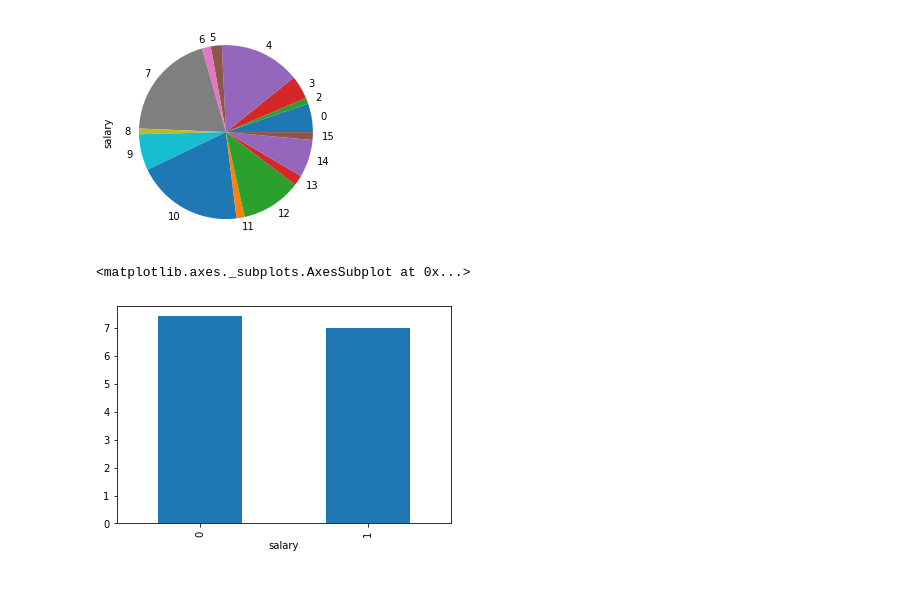
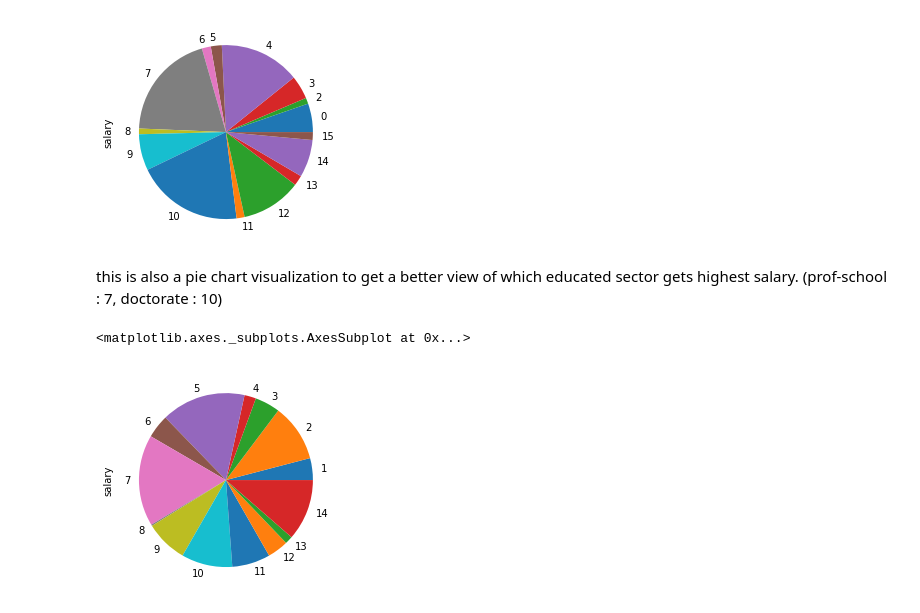
Before and after one commit to IT19237114/ML_Assignment2_IT19135076_IT19237114_IT19092102_IT19148250, a Jupyter notebook: ML_PROJECT.ipynb, the cells around one changed output. Cells and saved outputs as stored; diff of their text form; code cells hidden in the pictures; blank space fills up the shorter version.

```diff
--- a/ML_PROJECT.ipynb
+++ b/ML_PROJECT.ipynb
@@ -634,8 +642,10 @@ salary_data.groupby('education').salary.mean().plot(kind='pie')
 # %% [output]
 <matplotlib.axes._subplots.AxesSubplot at 0x...>
 [figure]
+# %% [markdown]
+this is also a pie chart visualization to get a better view of which educated sector gets highest salary. (prof-school : 7, doctorate : 10)
 # %%
-salary_data.groupby('salary').occupation.mean().plot(kind='bar')
+salary_data.groupby('occupation').salary.mean().plot(kind='pie')
 # %% [output]
 <matplotlib.axes._subplots.AxesSubplot at 0x...>
-[figure, old version]
+[figure, new version]
```
Also changed, not shown: parts of 7 cells of this notebook.
